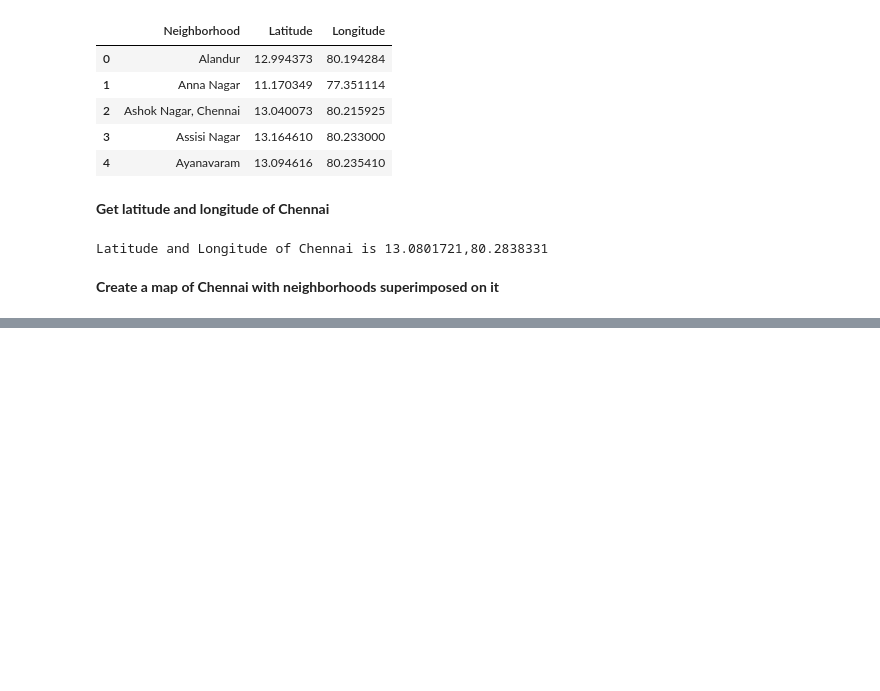
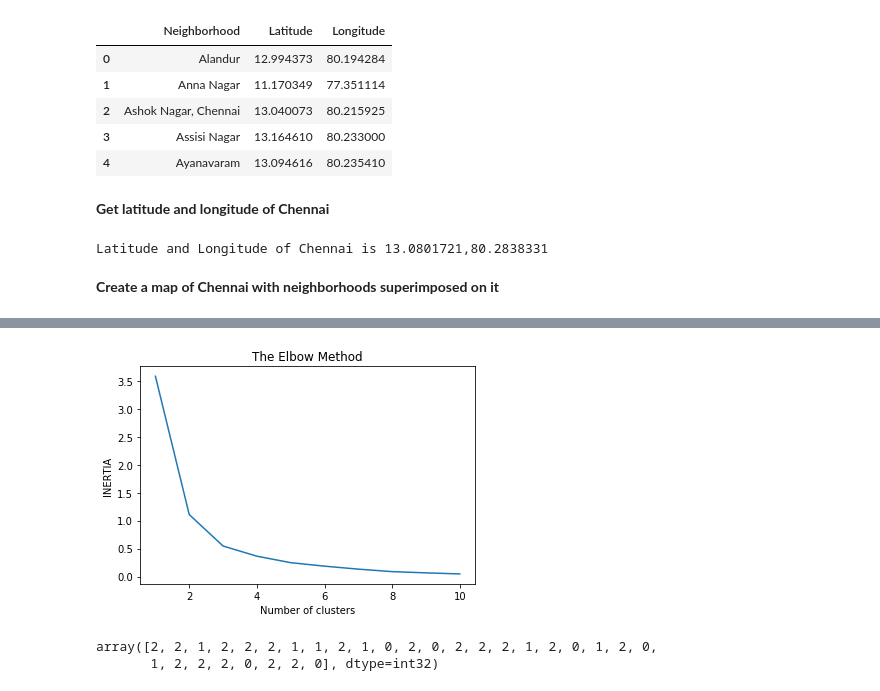
Before and after one commit to pythonraju/Coursera_Capstone, a Jupyter notebook: Capstone_Final_Project_Week2.ipynb, the cells around one changed output, grey strips where cells are left out. Drawn from its saved outputs; the diff is of its cells as text; code cells hidden in the pictures; blank space fills up the shorter version.

```diff
--- a/Capstone_Final_Project_Week2.ipynb
+++ b/Capstone_Final_Project_Week2.ipynb
@@ -122,0 +208,8 @@ chennai_map
+# %%
+df_venue_onehot = pd.get_dummies(df_venue[['Venue_Category']], prefix="", prefix_sep="")
+df_venue_onehot['Neighborhood'] = df_venue['Neighborhood']
+df_venue_onehot
+cols_reorder = [df_venue_onehot.columns[-1]] + list(df_venue_onehot.columns[:-1])
+df_venue_onehot = df_venue_onehot[cols_reorder]
+df_venue_onehot = df_venue_onehot[['Neighborhood', 'Italian Restaurant', 'Chinese Restaurant', 'South Indian Restaurant', 'Indian Restaurant']]
+df_venue_onehot.head()
@@ -122,0 +223,2 @@ chennai_map
+# %%
+neighborhood_group = df_venue_onehot.groupby('Neighborhood').mean().reset_index()
@@ -122,0 +277,22 @@ chennai_map
+# %%
+chennai_cluster = neighborhood_group.drop('Neighborhood', 1)
+inertia=[]
+for i in range(1, 11):
+    km = KMeans(n_clusters=i)
+    km = km.fit(chennai_cluster)
+    inertia.append(km.inertia_)
+plt.plot(range(1, 11), inertia)
+plt.title('The Elbow Method')
+plt.xlabel('Number of clusters')
+plt.ylabel('INERTIA')
+plt.show()
+# %% [output]
+[figure, added]
+# %%
+kclusters=3
+# run k-means clustering
+kmeans = KMeans(n_clusters=kclusters, random_state=0).fit(chennai_cluster)
+kmeans.labels_
+# %% [output]
+array([2, 2, 1, 2, 2, 2, 1, 1, 2, 1, 0, 2, 0, 2, 2, 2, 1, 2, 0, 1, 2, 0,
+       1, 2, 2, 2, 0, 2, 2, 0], dtype=int32)
```
Also changed, not shown: parts of 20 cells of this notebook.
